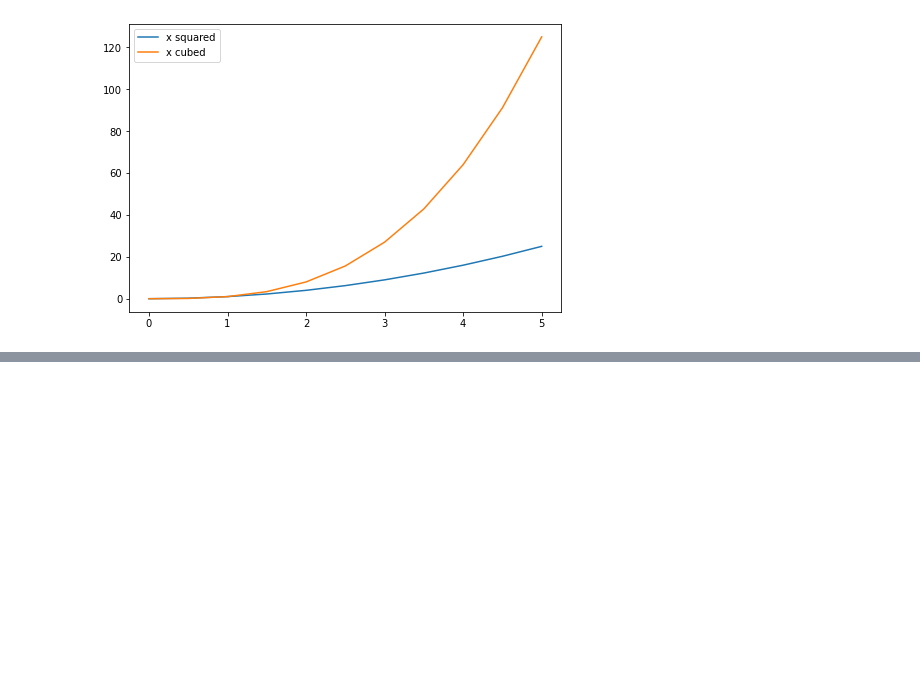
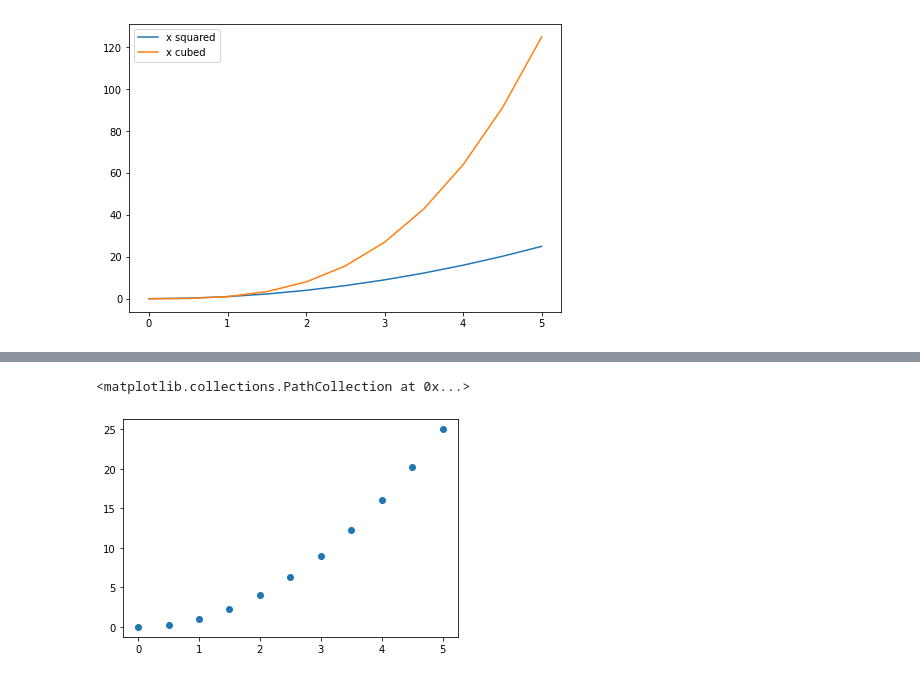
Before and after one commit to fgias/ds-ml-udemy, a Jupyter notebook: 05-Data-Visualization-with-Matplotlib/01-Matplotlib Concepts Lecture.ipynb, the cells around one changed output, grey strips where cells are left out. Cells and saved outputs as stored; diff of their text form; code cells hidden in the pictures; blank space fills up the shorter version.

```diff
--- a/05-Data-Visualization-with-Matplotlib/01-Matplotlib Concepts Lecture.ipynb
+++ b/05-Data-Visualization-with-Matplotlib/01-Matplotlib Concepts Lecture.ipynb
@@ -100,0 +134,5 @@ ax.legend(loc=0) # default is loc = 0: "best position"
+# %%
+plt.scatter(x,y)
+# %% [output]
+<matplotlib.collections.PathCollection at 0x...>
+[figure, added]
```
Also changed, not shown: parts of 6 cells of this notebook.
